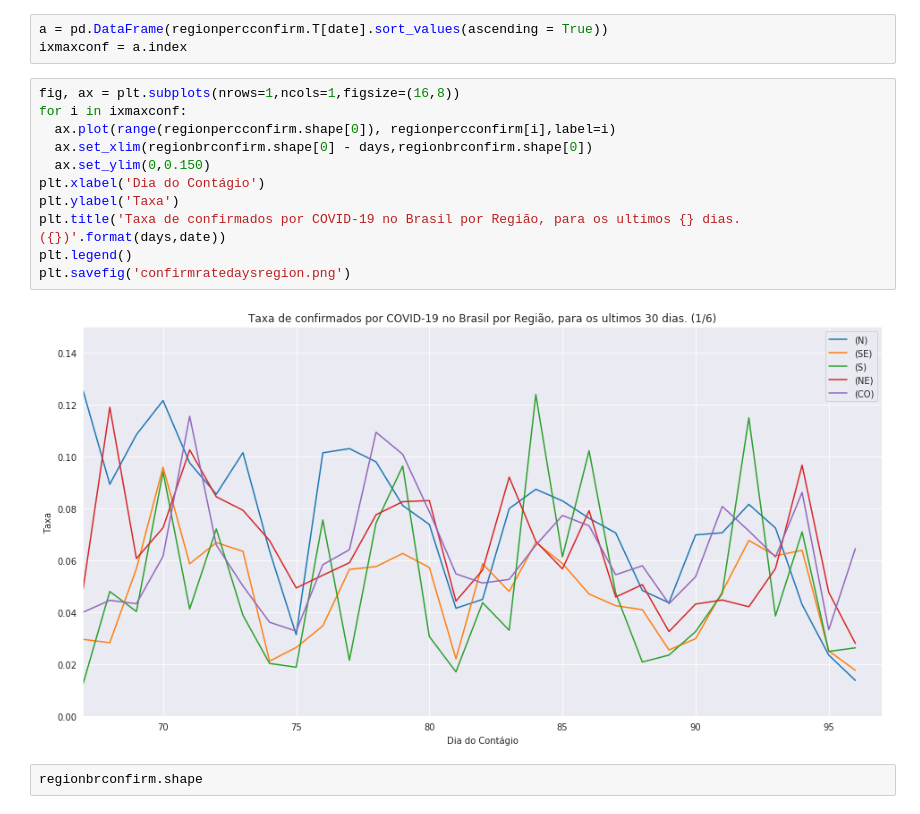
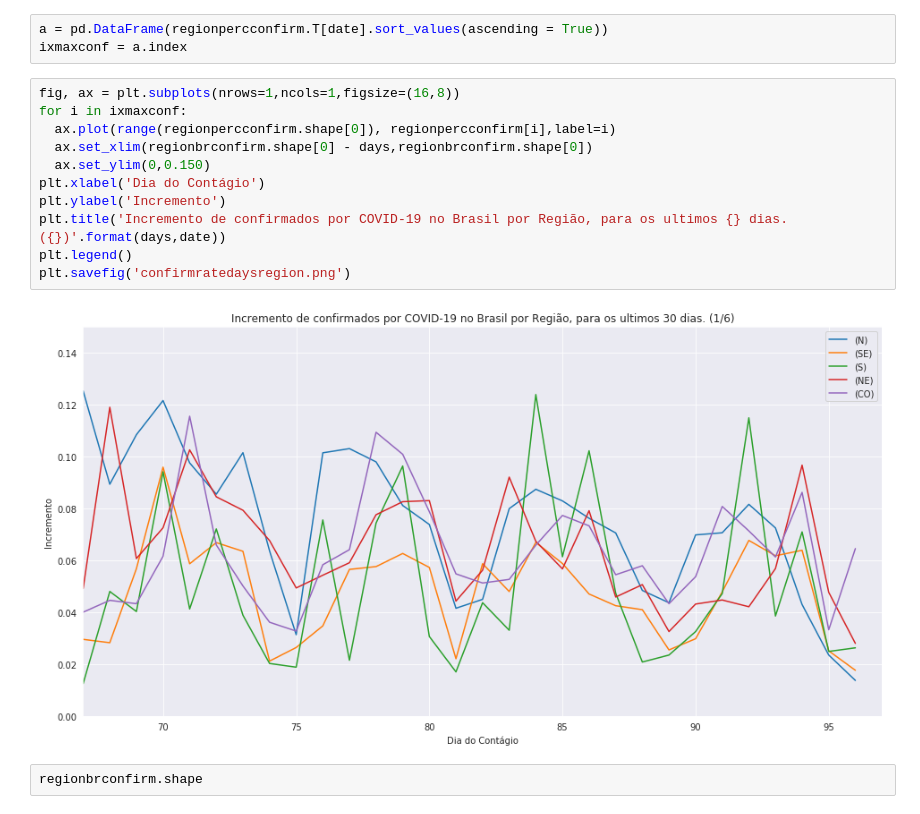
Before and after one commit to Manuelfjr/Covid19, a Jupyter notebook: brazil/brazilcode.ipynb, the cells around one changed output. Drawn from its saved outputs; the diff is of its cells as text.

```diff
--- a/brazil/brazilcode.ipynb
+++ b/brazil/brazilcode.ipynb
@@ -74,16 +74,16 @@ ixmaxconf = a.index
 # %%
 fig, ax = plt.subplots(nrows=1,ncols=1,figsize=(16,8))
 for i in ixmaxconf:
   ax.plot(range(regionpercconfirm.shape[0]), regionpercconfirm[i],label=i)
   ax.set_xlim(regionbrconfirm.shape[0] - days,regionbrconfirm.shape[0])
   ax.set_ylim(0,0.150)
 plt.xlabel('Dia do Contágio')
-plt.ylabel('Taxa')
-plt.title('Taxa de confirmados por COVID-19 no Brasil por Região, para os ultimos {} dias. ({})'.format(days,date))
+plt.ylabel('Incremento')
+plt.title('Incremento de confirmados por COVID-19 no Brasil por Região, para os ultimos {} dias. ({})'.format(days,date))
 plt.legend()
 plt.savefig('confirmratedaysregion.png')
 # %% [output]
-[figure, old version]
+[figure, new version]
 # %%
 regionbrconfirm.shape
 # %% [output]
```
Also changed, not shown: parts of 7 cells of this notebook, 8 other files.
